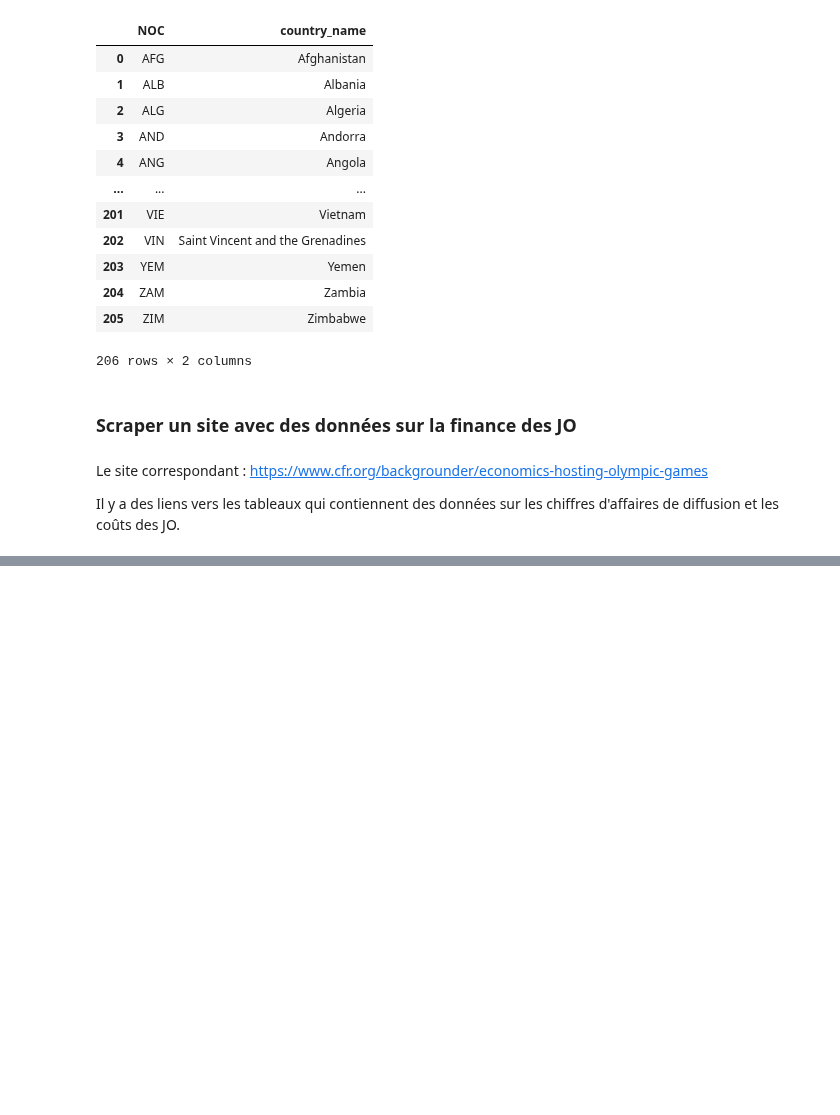
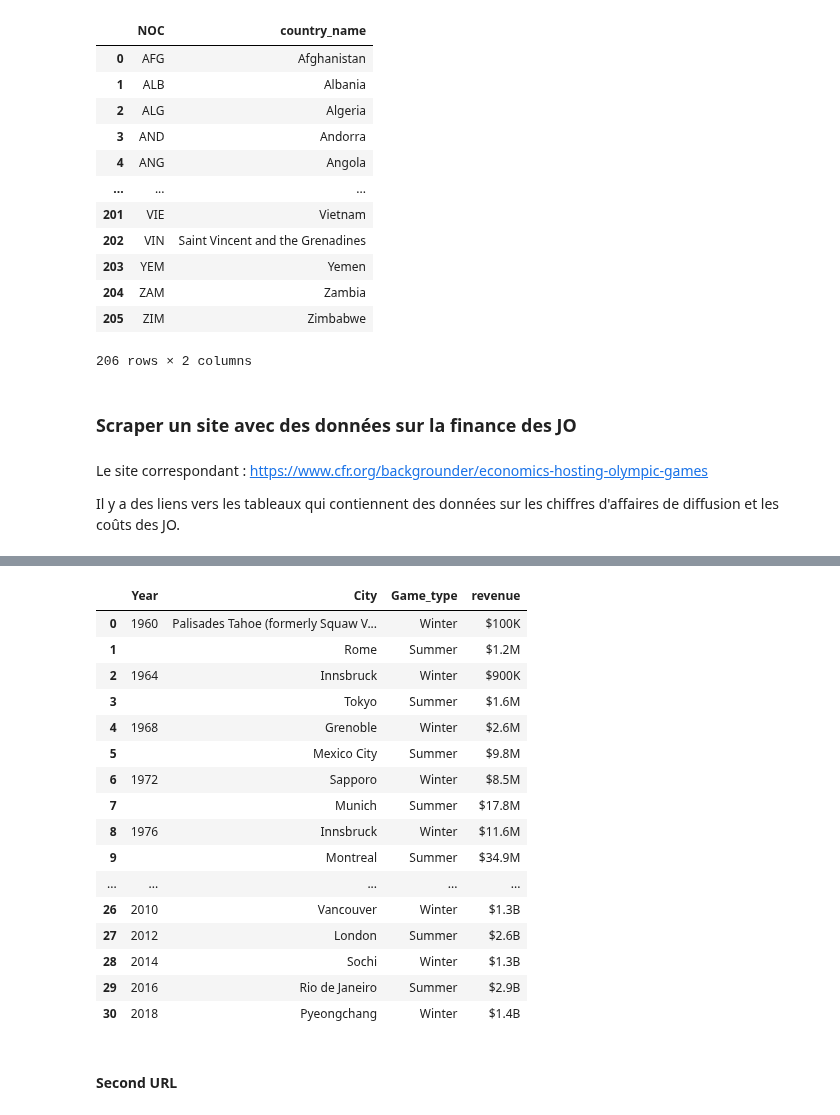
Before and after one commit to Maryam-Dollet/Webscraping_project, a Jupyter notebook: scrap_last_data.ipynb, the cells around one changed output, grey strips where cells are left out. Saved outputs shown, nothing was run; the diff lists cells and outputs as text; code cells hidden in the pictures; blank space fills up the shorter version.

```diff
--- a/scrap_last_data.ipynb
+++ b/scrap_last_data.ipynb
@@ -89,0 +148,2 @@ URL_2 = "https://datawrapper.dwcdn.net/ysyC4/8/"
+# %%
+out = [i.get_attribute("innerHTML") for i in x]
@@ -89,0 +176,5 @@ URL_2 = "https://datawrapper.dwcdn.net/ysyC4/8/"
+# %%
+soup = BeautifulSoup(out[0], "html.parser")
+# %%
+for i in soup.findAll("td"):
+    print(i.text)
@@ -89,0 +186,11 @@ URL_2 = "https://datawrapper.dwcdn.net/ysyC4/8/"
+# %%
+broadcast_revenue = []
+for line in out:
+    soup = BeautifulSoup(line, "html.parser")
+    info = []
+    if len(soup.find_all("td")) < 4:
+        info.append(np.nan)
+    for i in soup.findAll("td"):
+        # print(i.text)
+        info.append(i.text)
+    broadcast_revenue.append(info)
@@ -89,0 +261,22 @@ URL_2 = "https://datawrapper.dwcdn.net/ysyC4/8/"
+# %%
+pd.DataFrame(broadcast_revenue, columns=["Year", "City", "Game_type", "revenue"])
+# %% [output]
+|  | Year | City | Game_type | revenue |
+| 0 | 1960 | Palisades Tahoe (formerly Squaw V... | Winter | $100K |
+| 1 |  | Rome | Summer | $1.2M |
+| 2 | 1964 | Innsbruck | Winter | $900K |
+| 3 |  | Tokyo | Summer | $1.6M |
+| 4 | 1968 | Grenoble | Winter | $2.6M |
+| 5 |  | Mexico City | Summer | $9.8M |
+| 6 | 1972 | Sapporo | Winter | $8.5M |
+| 7 |  | Munich | Summer | $17.8M |
+| 8 | 1976 | Innsbruck | Winter | $11.6M |
+| 9 |  | Montreal | Summer | $34.9M |
+| ... | ... | ... | ... | ... |
+| 26 | 2010 | Vancouver | Winter | $1.3B |
+| 27 | 2012 | London | Summer | $2.6B |
+| 28 | 2014 | Sochi | Winter | $1.3B |
+| 29 | 2016 | Rio de Janeiro | Summer | $2.9B |
+| 30 | 2018 | Pyeongchang | Winter | $1.4B |
+# %% [markdown]
+#### Second  URL
```
Also changed, not shown: parts of 17 cells of this notebook.
